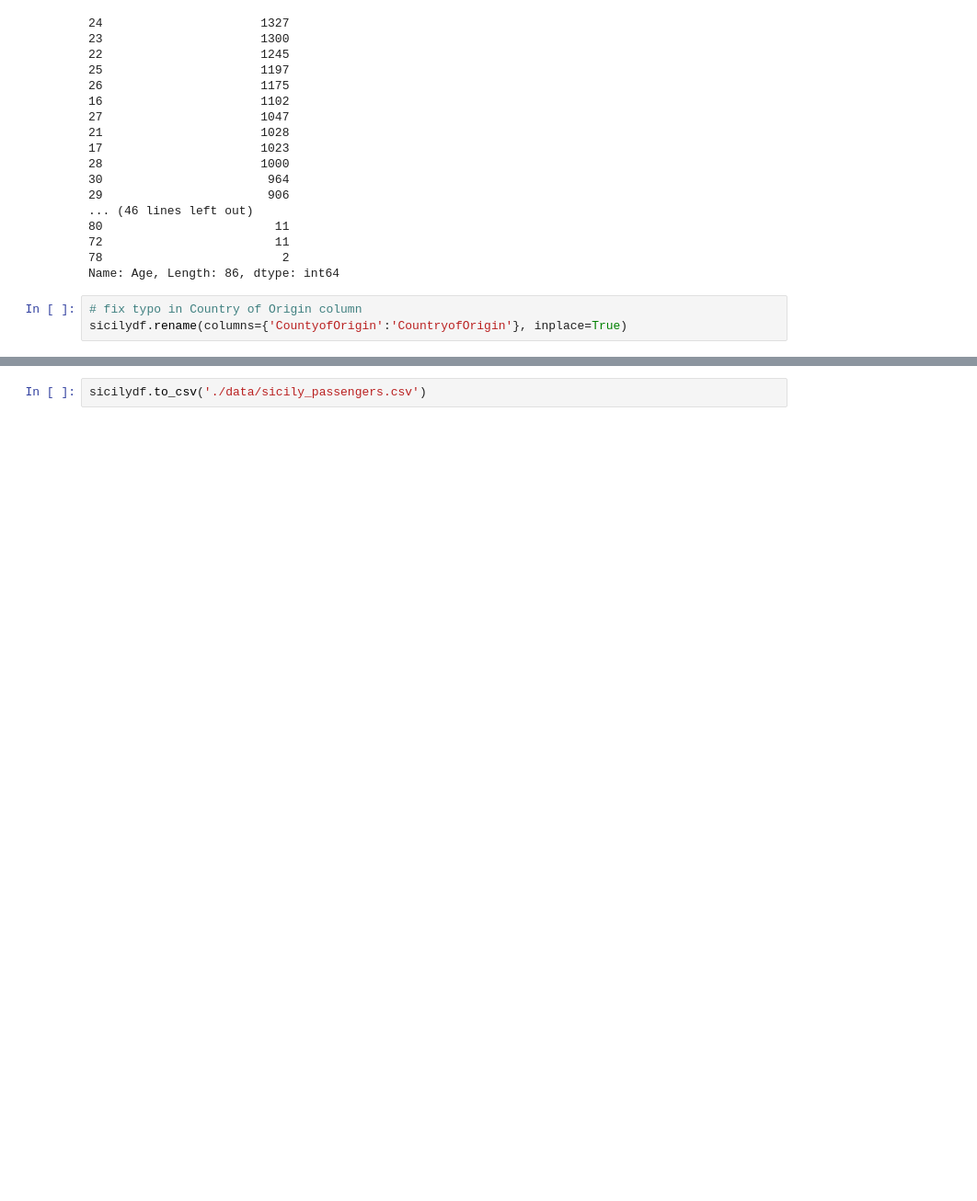
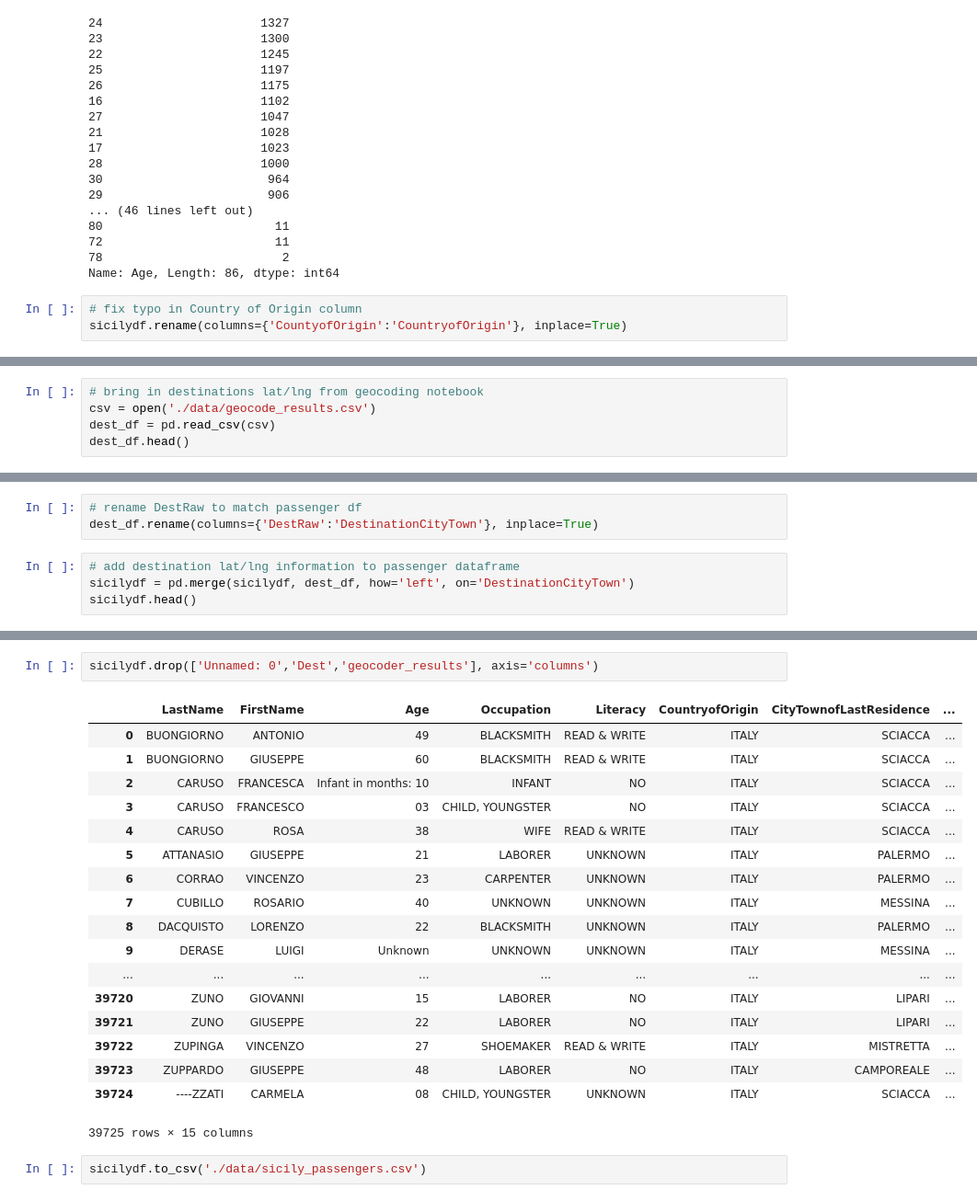
Before and after one commit to courtneysimonse/sicily-immigrants, a Jupyter notebook: Italians_data_exploration.ipynb, the cells around one changed output, grey strips where cells are left out. Shown: that part at 92% size. Cells and saved outputs as stored; diff of their text form; blank space fills up the shorter version.

Commit message:
add lat/lng to passenger list

```diff
--- a/Italians_data_exploration.ipynb
+++ b/Italians_data_exploration.ipynb
@@ -231,0 +234,5 @@ sicilydf.rename(columns={'CountyofOrigin':'CountryofOrigin'}, inplace=True)
+# %%
+# bring in destinations lat/lng from geocoding notebook
+csv = open('./data/geocode_results.csv')
+dest_df = pd.read_csv(csv)
+dest_df.head()
@@ -231,0 +246,7 @@ sicilydf.rename(columns={'CountyofOrigin':'CountryofOrigin'}, inplace=True)
+# %%
+# rename DestRaw to match passenger df
+dest_df.rename(columns={'DestRaw':'DestinationCityTown'}, inplace=True)
+# %%
+# add destination lat/lng information to passenger dataframe
+sicilydf = pd.merge(sicilydf, dest_df, how='left', on='DestinationCityTown')
+sicilydf.head()
@@ -232,2 +260,23 @@ sicilydf.rename(columns={'CountyofOrigin':'CountryofOrigin'}, inplace=True)
+# %%
+sicilydf.drop(['Unnamed: 0','Dest','geocoder_results'], axis='columns')
+# %% [output]
+|  | LastName | FirstName | Age | Occupation | Literacy | CountryofOrigin | CityTownofLastResidence | ... |
+| 0 | BUONGIORNO | ANTONIO | 49 | BLACKSMITH | READ & WRITE | ITALY | SCIACCA | ... |
+| 1 | BUONGIORNO | GIUSEPPE | 60 | BLACKSMITH | READ & WRITE | ITALY | SCIACCA | ... |
+| 2 | CARUSO | FRANCESCA | Infant in months: 10 | INFANT | NO | ITALY | SCIACCA | ... |
+| 3 | CARUSO | FRANCESCO | 03 | CHILD, YOUNGSTER | NO | ITALY | SCIACCA | ... |
+| 4 | CARUSO | ROSA | 38 | WIFE | READ & WRITE | ITALY | SCIACCA | ... |
+| 5 | ATTANASIO | GIUSEPPE | 21 | LABORER | UNKNOWN | ITALY | PALERMO | ... |
+| 6 | CORRAO | VINCENZO | 23 | CARPENTER | UNKNOWN | ITALY | PALERMO | ... |
+| 7 | CUBILLO | ROSARIO | 40 | UNKNOWN | UNKNOWN | ITALY | MESSINA | ... |
+| 8 | DACQUISTO | LORENZO | 22 | BLACKSMITH | UNKNOWN | ITALY | PALERMO | ... |
+| 9 | DERASE | LUIGI | Unknown | UNKNOWN | UNKNOWN | ITALY | MESSINA | ... |
+| ... | ... | ... | ... | ... | ... | ... | ... | ... |
+| 39720 | ZUNO | GIOVANNI | 15 | LABORER | NO | ITALY | LIPARI | ... |
+| 39721 | ZUNO | GIUSEPPE | 22 | LABORER | NO | ITALY | LIPARI | ... |
+| 39722 | ZUPINGA | VINCENZO | 27 | SHOEMAKER | READ & WRITE | ITALY | MISTRETTA | ... |
+| 39723 | ZUPPARDO | GIUSEPPE | 48 | LABORER | NO | ITALY | CAMPOREALE | ... |
+| 39724 | ----ZZATI | CARMELA | 08 | CHILD, YOUNGSTER | UNKNOWN | ITALY | SCIACCA | ... |
+39725 rows × 15 columns
 # %%
 sicilydf.to_csv('./data/sicily_passengers.csv')
```
Also changed, not shown: parts of 5 cells of this notebook, 2 other files.
